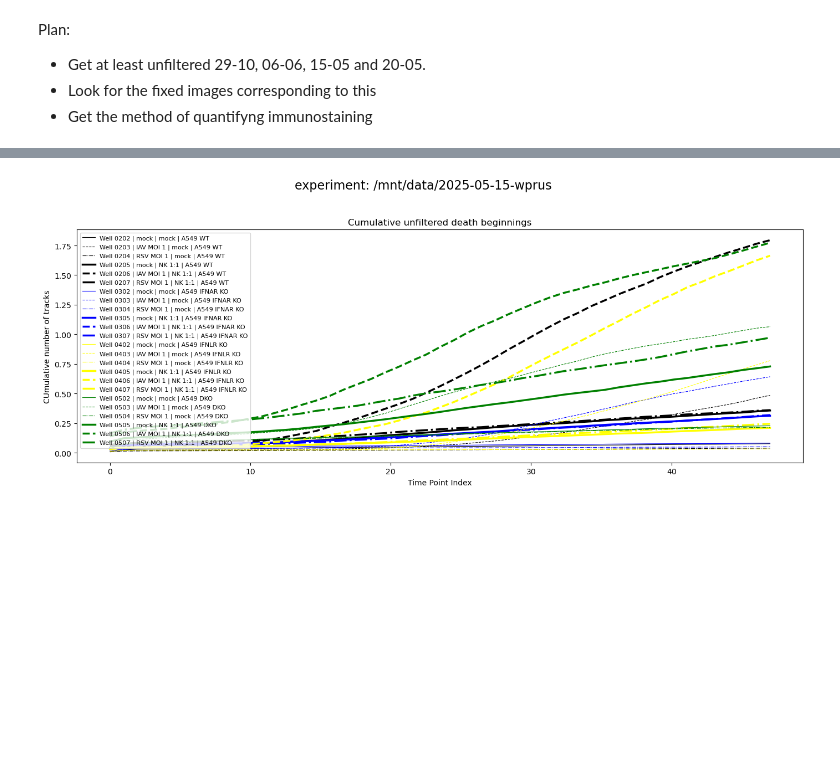
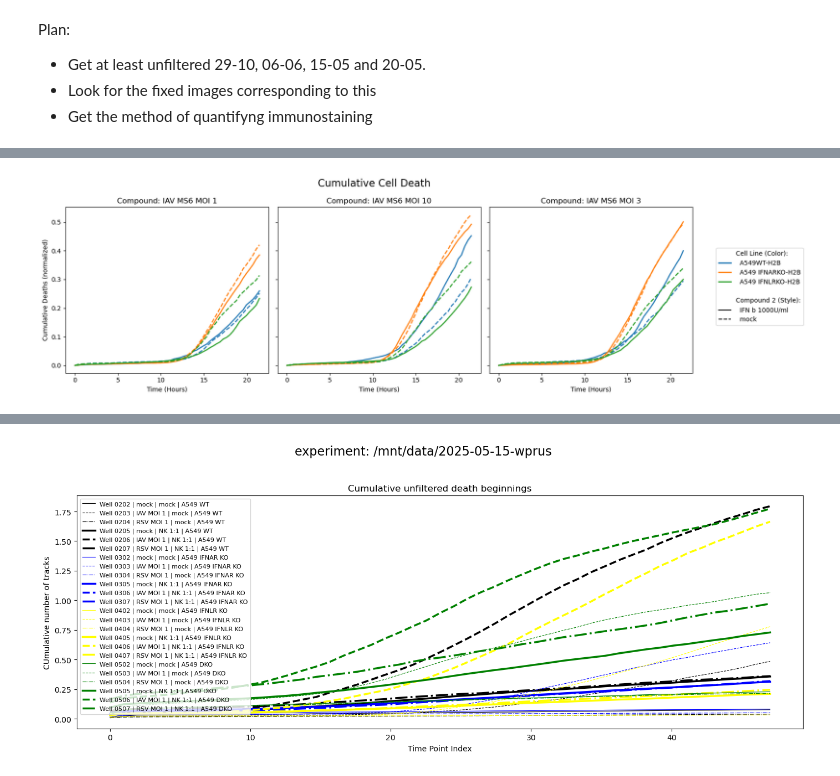
Before and after one commit to Kaczyniec/cell-track-analysis, a Jupyter notebook: notebooks/NK_deaths.ipynb, the cells around one changed output, grey strips where cells are left out. Cells and saved outputs as stored; diff of their text form; code cells hidden in the pictures; blank space fills up the shorter version.

```diff
--- a/notebooks/NK_deaths.ipynb
+++ b/notebooks/NK_deaths.ipynb
@@ -123,0 +198,5 @@ NameError: name 'ax_filtered' is not defined
+# %%
+folder_paths = ['/mnt/data/2025-01-15-wprus-TBA',
+    '/mnt/data/2025-01-28-namirine-TBA/Live',
+                '/mnt/data/2025-02-08-namirine-TBA/live',
+]
@@ -123,0 +830,2 @@ NameError: name 'ax_filtered' is not defined
+# %%
+tracks = pd.merge(tracks.reset_index(), wells, on=['well', 'experiment'])
@@ -123,0 +993,91 @@ NameError: name 'ax_filtered' is not defined
+# %%
+import matplotlib.pyplot as plt
+import pandas as pd
+import numpy as np
+from matplotlib.lines import Line2D
+
+# --- Conversion Constant ---
+SEC_PER_FRAME = 1380
+HOURS_PER_FRAME = SEC_PER_FRAME / 3600
+
+# 1. Filter and Prepare Data
+# Kept your original filtering logic
+df_filtered = tracks[(tracks.length > 5) & (tracks.beginning != 0) & (tracks.Compound != 'None')].copy()
+
+# Dynamically extract unique values using original column names
+cell_types = sorted(df_filtered['Cell Type'].dropna().unique(), key=lambda x: (0 if 'WT' in x else 1, x))
+compounds = sorted(df_filtered['Compound'].dropna().unique())[:3]
+compound2s = sorted(df_filtered['compound 2'].dropna().unique())
+
+# 2. Mapping Logic
+# Colors mapped to 'Cell Type'
+colors =['tab:blue', 'tab:orange', 'tab:green', 'tab:red', 'tab:purple', 'tab:brown', 'tab:pink', 'tab:gray']
+cell_color_map = {ct: colors[i % len(colors)] for i, ct in enumerate(cell_types)}
+
+# Linestyles dynamically mapped to 'compound 2' (no more hardcoded 'IFN'/'mock' checks)
+linestyles = ['-', '--', ':', '-.']
+linestyle_map = {c2: linestyles[i % len(linestyles)] for i, c2 in enumerate(compound2s)}
+
+# 3. Setup Subplots
+# Create a subplot for each 'Compound'
+n_subplots = len(compounds)
+fig, axes = plt.subplots(1, n_subplots, figsize=(5 * n_subplots, 5), sharey=True)
+if n_subplots == 1:
+    axes = [axes]
+
+ax_dict = {comp: ax for comp, ax in zip(compounds, axes)}
+fig.suptitle('Cumulative Cell Death', fontsize=16)
+
+max_frames = int(tracks['beginning'].max()) + 1
+full_index = pd.RangeIndex(max_frames)
+
+# Create the time array in hours for the x-axis
+time_hours = np.arange(max_frames) * HOURS_PER_FRAME
+
+# 4. Plotting Logic
+for well, group in df_filtered.groupby('well'):
+
+    cell_type = group['Cell Type'].iloc[0]
+    compound = group['Compound'].iloc[0]
+    compound2 = group['compound 2'].iloc[0]
+    print(cell_type, compound, compound2, well)
+    color = cell_color_map[cell_type]
+    linestyle = linestyle_map[compound2]
+
+    H, _ = np.histogram(group['beginning'], bins=max_frames, range=(0, max_frames))
+
+    try:
+        nuc_df = h2b[h2b['well'] == well].sort_values('time_point_index').set_index('time_point_index')['nuclei_number']
+
+        nums = nuc_df.reindex(full_index).ffill().bfill().to_numpy()
+        print(nuc_df.mean())
+    except (NameError, KeyError):
+        nums = np.ones(max_frames)
+
+    cumsum_H = np.cumsum(H / nums)
+
+    # Plot onto the specific Compound subplot
+    if compound in ax_dict:
+        ax = ax_dict[compound]
+        ax.plot(time_hours, cumsum_H, color=color, linestyle=linestyle, linewidth=1.8)
+
+# 5. Formatting
+for comp, ax in ax_dict.items():
+    ax.set_title(f'Compound: {comp}')
+    ax.set_xlabel('Time (Hours)')
+    if ax == axes[0]:
+        ax.set_ylabel('Cumulative Deaths (normalized)')
+
+# 6. Legend
+legend_elements =[
+    Line2D([0], [0], color='w', label='Cell Line (Color):'),
+    *[Line2D([0], [0], color=cell_color_map[ct], lw=2, label=f'  {ct}') for ct in cell_types],
+    Line2D([0], [0], color='w', label=' '),
+    Line2D([0], [0], color='w', label='Compound 2 (Style):'),
+    *[Line2D([0], [0], color='black', linestyle=ls, lw=1.5, label=f'  {c2}') for c2, ls in linestyle_map.items()]
+]
+
+fig.legend(handles=legend_elements, loc='center left', bbox_to_anchor=(1.0, 0.5))
+plt.tight_layout(rect=[0, 0, 0.98, 1])
+plt.show()
+# %% [output]
@@ -123,0 +1101 @@ NameError: name 'ax_filtered' is not defined
+[figure, added]
```
Also changed, not shown: parts of 34 cells of this notebook, 10 other files.
